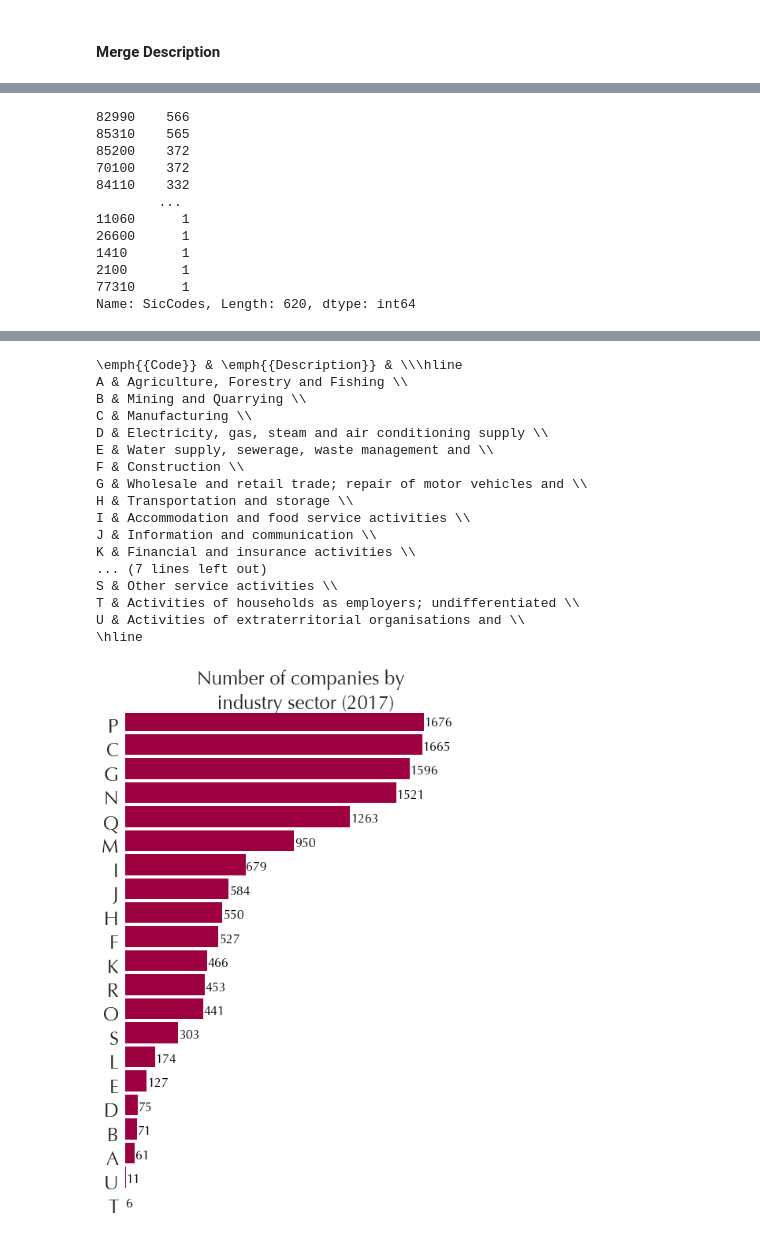
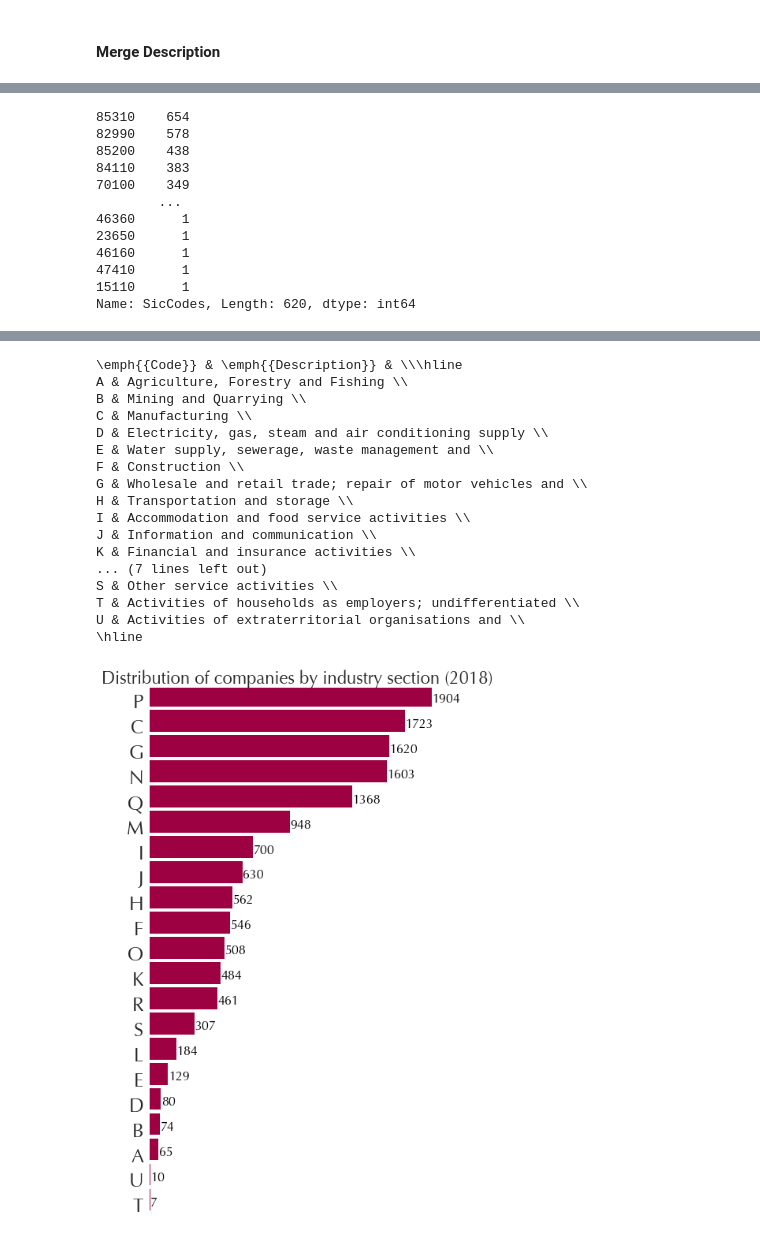
Before and after one commit to Ads2020Group6/data-exploration, a Jupyter notebook: Gov Equalities Office - EDA.ipynb, the cells around one changed output, grey strips where cells are left out. Cells and saved outputs as stored; diff of their text form; code cells hidden in the pictures.

```diff
--- a/Gov Equalities Office - EDA.ipynb
+++ b/Gov Equalities Office - EDA.ipynb
@@ -36,7 +36,7 @@ plt.rcParams["font.family"] = "sans-serif"
 df = None
 
 def load_raw(df):
-    path = "data/gender-pay-gap-uk-gov/2017.csv"
+    path = "data/gender-pay-gap-uk-gov/2018.csv"
     df = pd.read_csv(path)
     return df
 
@@ -622,17 +617,17 @@ dtype: float64
 # %%
 mdf['SicCodes'].value_counts()
 # %% [output]
-82990    566
-85310    565
-85200    372
-70100    372
-84110    332
+85310    654
+82990    578
+85200    438
+84110    383
+70100    349
         ...
-11060      1
-26600      1
-1410       1
-2100       1
-77310      1
+46360      1
+23650      1
+46160      1
+47410      1
+15110      1
 Name: SicCodes, Length: 620, dtype: int64
 # %%
 
@@ -643,14 +638,14 @@ display(tmp)
 fig, ax = plt.subplots(1,1, figsize=(7,10))
 
 tmp = mdf['section'].value_counts().sort_values().plot(kind='barh',ax=ax,cmap='Spectral')
-ax.set_title("Number of companies by \n industry sector (2017)", **{'fontsize': '24'})
+ax.set_title("Distribution of companies by industry section (2018)", **{'fontsize': '22'})
 
 ax.set_xlabel("Number of companies")
 plt.tick_params(axis='y', which='both', labelleft=True, labelright=False, labelsize=24)
 plt.tick_params(axis='x', which='both', labeltop=False, labelbottom=True, labelsize=18)
 ax.set_xlabel('')
 for container in ax.containers:
-              plt.setp(container, height=0.9)
+    plt.setp(container, height=0.9)
 
 for i, v in enumerate(mdf['section'].value_counts().sort_values()):
     ax.text(v + 3, i - .06, str(v), color='k', fontsize='16')
@@ -664,7 +659,7 @@ ax.spines['bottom'].set_visible(False)
 ax.spines['left'].set_visible(False)
 
 plt.tight_layout()
-fig.savefig("Visualizations/2017-all-companies-sectors.png", dpi=100)
+fig.savefig("Visualizations/2018-all-companies-sectors.png", dpi=100)
 
 print("\\emph{{Code}} & \\emph{{Description}} & \\\\\\hline")
 for idx, data in mdf[['section', 'section_description']].sort_values(by='section').drop_duplicates().iterrows():
@@ -691,21 +686,21 @@ print("\\hline")
 \emph{{Code}} & \emph{{Description}} & \\\hline
 A & Agriculture, Forestry and Fishing \\
 B & Mining and Quarrying \\
 C & Manufacturing \\
 D & Electricity, gas, steam and air conditioning supply \\
 E & Water supply, sewerage, waste management and \\
 F & Construction \\
 G & Wholesale and retail trade; repair of motor vehicles and \\
 H & Transportation and storage \\
 I & Accommodation and food service activities \\
 J & Information and communication \\
 K & Financial and insurance activities \\
 ... (7 lines left out)
 S & Other service activities \\
 T & Activities of households as employers; undifferentiated \\
 U & Activities of extraterritorial organisations and \\
 \hline
-[figure, old version]
+[figure, new version]
 # %%
 education = mdf[mdf['section_description']=='Education']
 education[education.EmployerName.str.contains('Bristol')]
```
Also changed, not shown: parts of 31 cells of this notebook, 1 other file.
